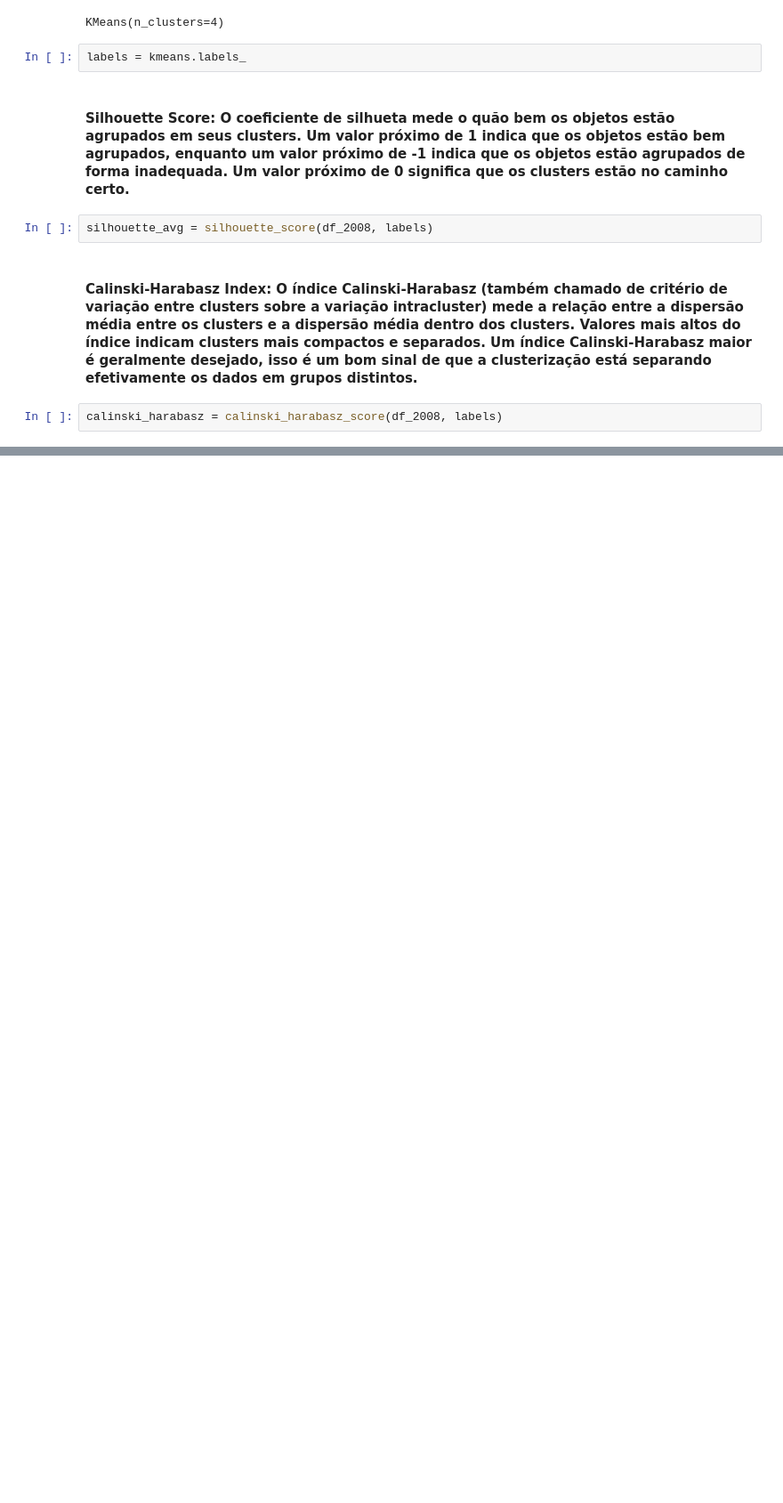
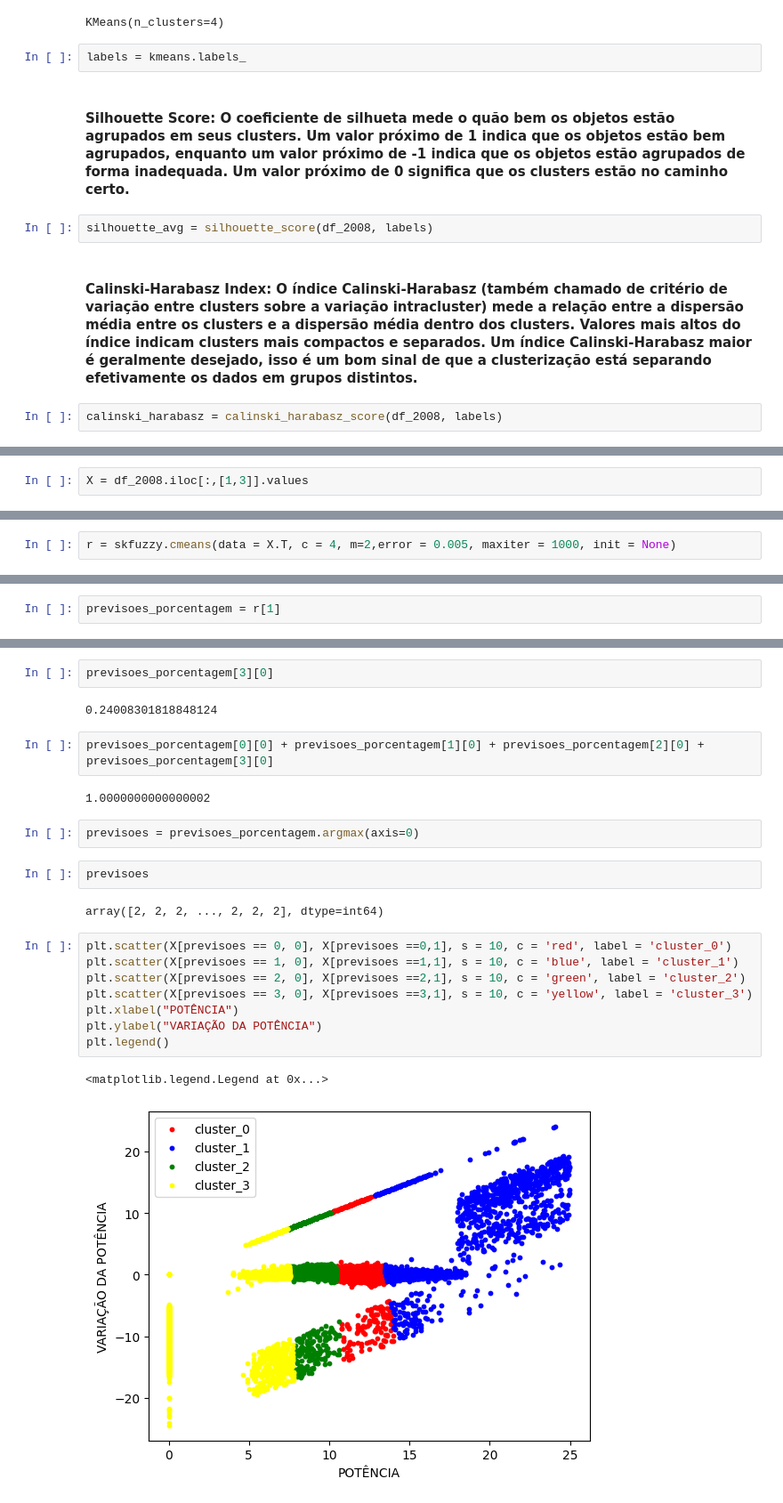
Before and after one commit to Chivunk08/Mestrado_IA, a Jupyter notebook: LOGICA FUZZY/atividade1/kmeans.ipynb, the cells around one changed output, grey strips where cells are left out. Shown: that part at 89% size. Cells and saved outputs as stored; diff of their text form; blank space fills up the shorter version.

```diff
--- a/LOGICA FUZZY/atividade1/kmeans.ipynb
+++ b/LOGICA FUZZY/atividade1/kmeans.ipynb
@@ -265,0 +292,2 @@ Calinski-Harabasz Index: 81442.82107986885
+# %%
+X = df_2008.iloc[:,[1,3]].values
@@ -265,0 +308,2 @@ Calinski-Harabasz Index: 81442.82107986885
+# %%
+r = skfuzzy.cmeans(data = X.T, c = 4, m=2,error = 0.005, maxiter = 1000, init = None)
@@ -265,0 +330,2 @@ Calinski-Harabasz Index: 81442.82107986885
+# %%
+previsoes_porcentagem = r[1]
@@ -265,0 +359,25 @@ Calinski-Harabasz Index: 81442.82107986885
+# %%
+previsoes_porcentagem[3][0]
+# %% [output]
+0.24008301818848124
+# %%
+previsoes_porcentagem[0][0] + previsoes_porcentagem[1][0] + previsoes_porcentagem[2][0] + previsoes_porcentagem[3][0]
+# %% [output]
+1.0000000000000002
+# %%
+previsoes = previsoes_porcentagem.argmax(axis=0)
+# %%
+previsoes
+# %% [output]
+array([2, 2, 2, ..., 2, 2, 2], dtype=int64)
+# %%
+plt.scatter(X[previsoes == 0, 0], X[previsoes ==0,1], s = 10, c = 'red', label = 'cluster_0')
+plt.scatter(X[previsoes == 1, 0], X[previsoes ==1,1], s = 10, c = 'blue', label = 'cluster_1')
+plt.scatter(X[previsoes == 2, 0], X[previsoes ==2,1], s = 10, c = 'green', label = 'cluster_2')
+plt.scatter(X[previsoes == 3, 0], X[previsoes ==3,1], s = 10, c = 'yellow', label = 'cluster_3')
+plt.xlabel("POTÊNCIA")
+plt.ylabel("VARIAÇÃO DA POTÊNCIA")
+plt.legend()
+# %% [output]
+<matplotlib.legend.Legend at 0x...>
+[figure, added]
```
Also changed, not shown: parts of 20 cells of this notebook.
